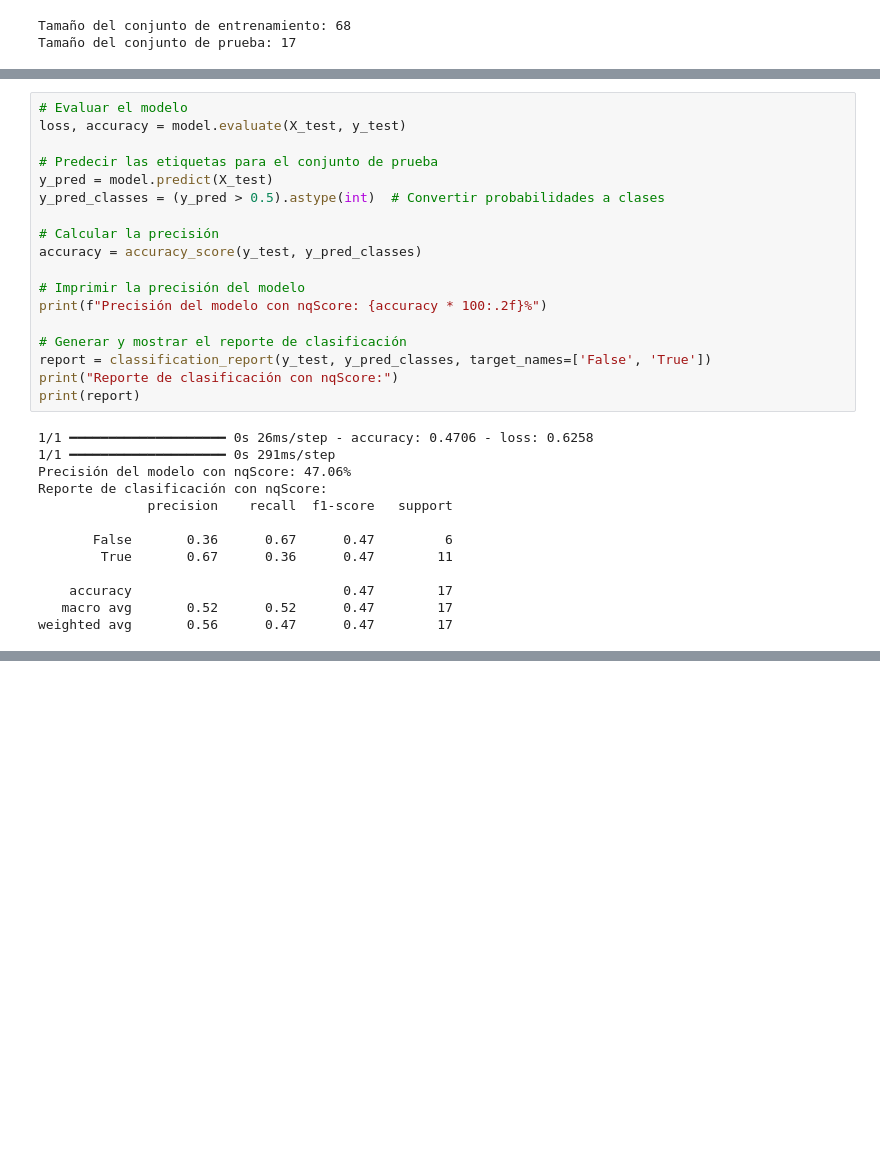
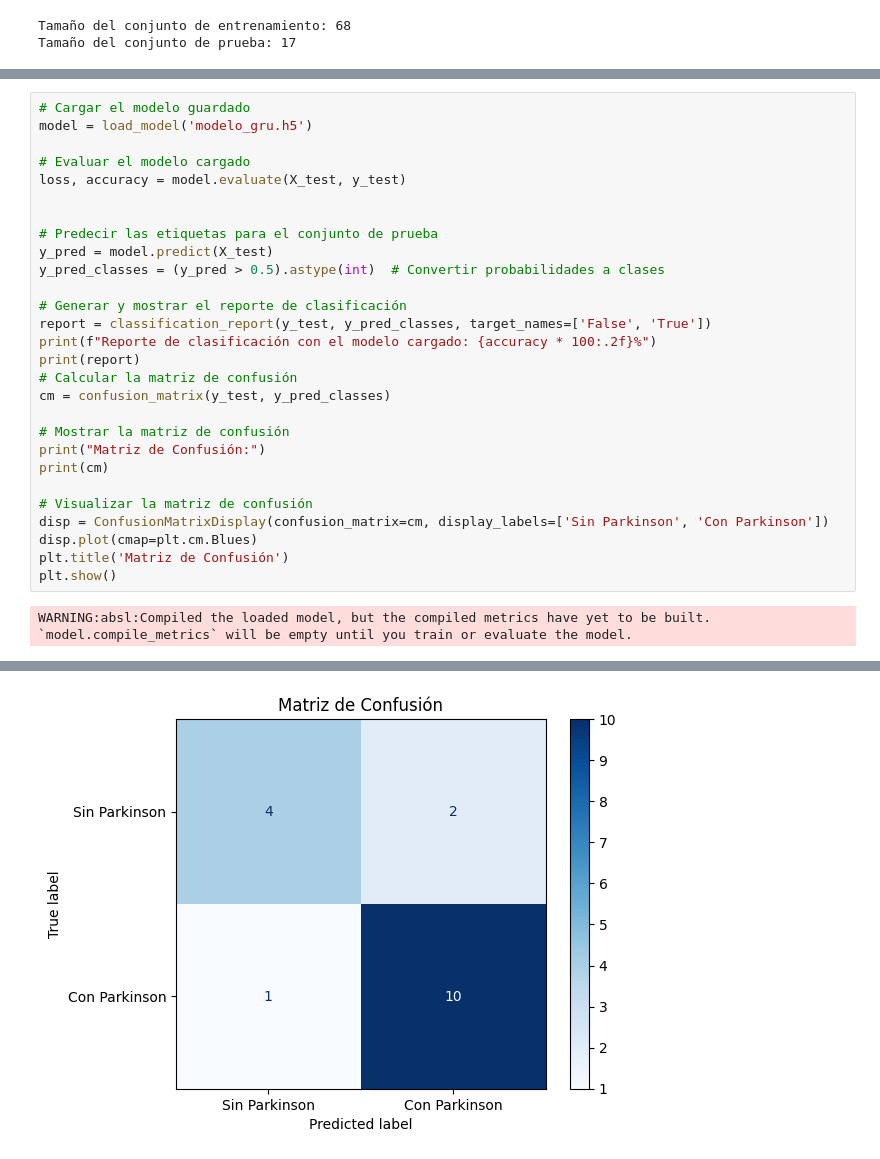
Before and after one commit to lavolamagik/tallerINtegrado, a Jupyter notebook: proyecto.ipynb, the cells around one changed output, grey strips where cells are left out. Drawn from its saved outputs; the diff is of its cells as text; blank space fills up the shorter version.

```diff
--- a/proyecto.ipynb
+++ b/proyecto.ipynb
@@ -263,31 +261,30 @@ Precisión del modelo: 82.35%
 # %%
-# Evaluar el modelo
+# Cargar el modelo guardado
+model = load_model('modelo_gru.h5')
+
+# Evaluar el modelo cargado
 loss, accuracy = model.evaluate(X_test, y_test)
+
 
 # Predecir las etiquetas para el conjunto de prueba
 y_pred = model.predict(X_test)
 y_pred_classes = (y_pred > 0.5).astype(int)  # Convertir probabilidades a clases
 
-# Calcular la precisión
-accuracy = accuracy_score(y_test, y_pred_classes)
-
-# Imprimir la precisión del modelo
-print(f"Precisión del modelo con nqScore: {accuracy * 100:.2f}%")
-
 # Generar y mostrar el reporte de clasificación
 report = classification_report(y_test, y_pred_classes, target_names=['False', 'True'])
-print("Reporte de clasificación con nqScore:")
+print(f"Reporte de clasificación con el modelo cargado: {accuracy * 100:.2f}%")
 print(report)
+# Calcular la matriz de confusión
+cm = confusion_matrix(y_test, y_pred_classes)
+
+# Mostrar la matriz de confusión
+print("Matriz de Confusión:")
+print(cm)
+
+# Visualizar la matriz de confusión
+disp = ConfusionMatrixDisplay(confusion_matrix=cm, display_labels=['Sin Parkinson', 'Con Parkinson'])
+disp.plot(cmap=plt.cm.Blues)
+plt.title('Matriz de Confusión')
+plt.show()
 # %% [output]
-1/1 ━━━━━━━━━━━━━━━━━━━━ 0s 26ms/step - accuracy: 0.4706 - loss: 0.6258
-1/1 ━━━━━━━━━━━━━━━━━━━━ 0s 291ms/step
-Precisión del modelo con nqScore: 47.06%
-Reporte de clasificación con nqScore:
-              precision    recall  f1-score   support
-
-       False       0.36      0.67      0.47         6
-        True       0.67      0.36      0.47        11
-
-    accuracy                           0.47        17
-   macro avg       0.52      0.52      0.47        17
-weighted avg       0.56      0.47      0.47        17
+WARNING:absl:Compiled the loaded model, but the compiled metrics have yet to be built. `model.compile_metrics` will be empty until you train or evaluate the model.
@@ -293,0 +306 @@ weighted avg       0.56      0.47      0.47        17
+[figure, added]
```
Also changed, not shown: parts of 5 cells of this notebook, 5 other files.
